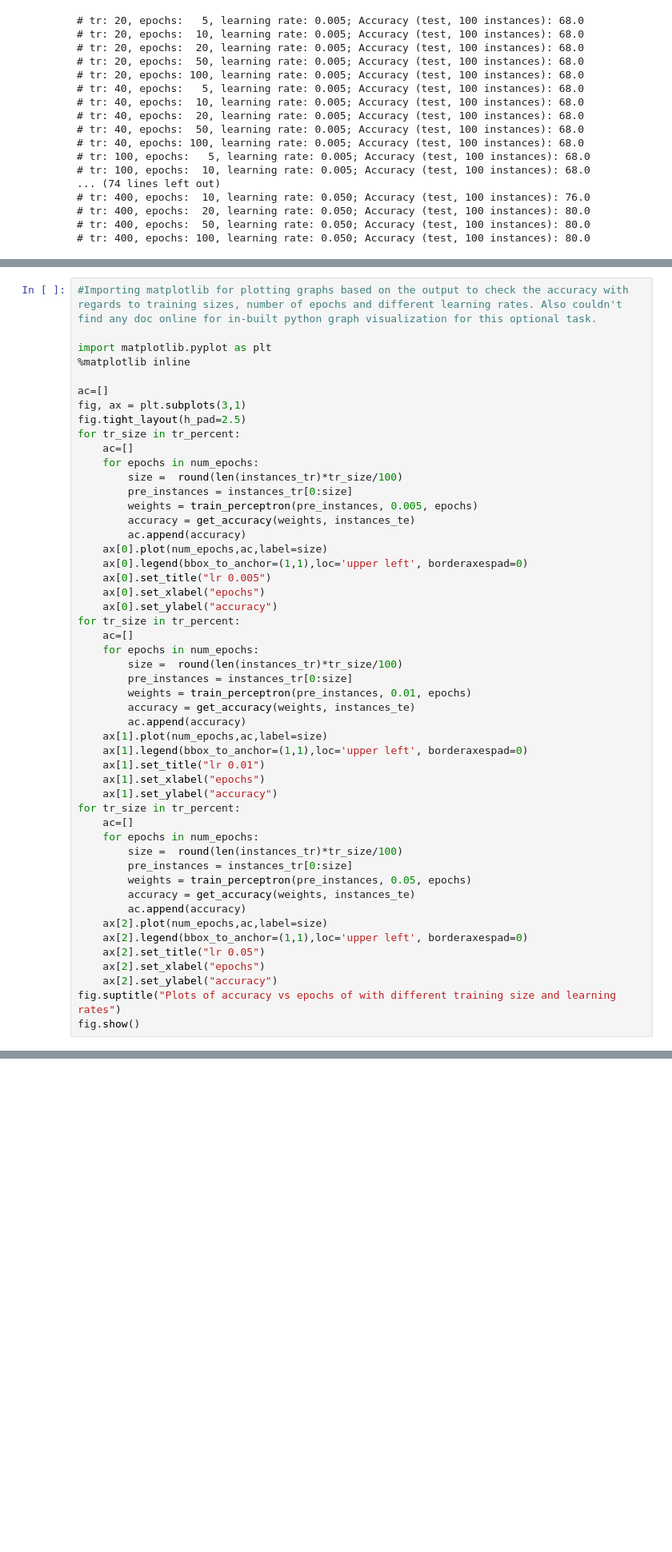
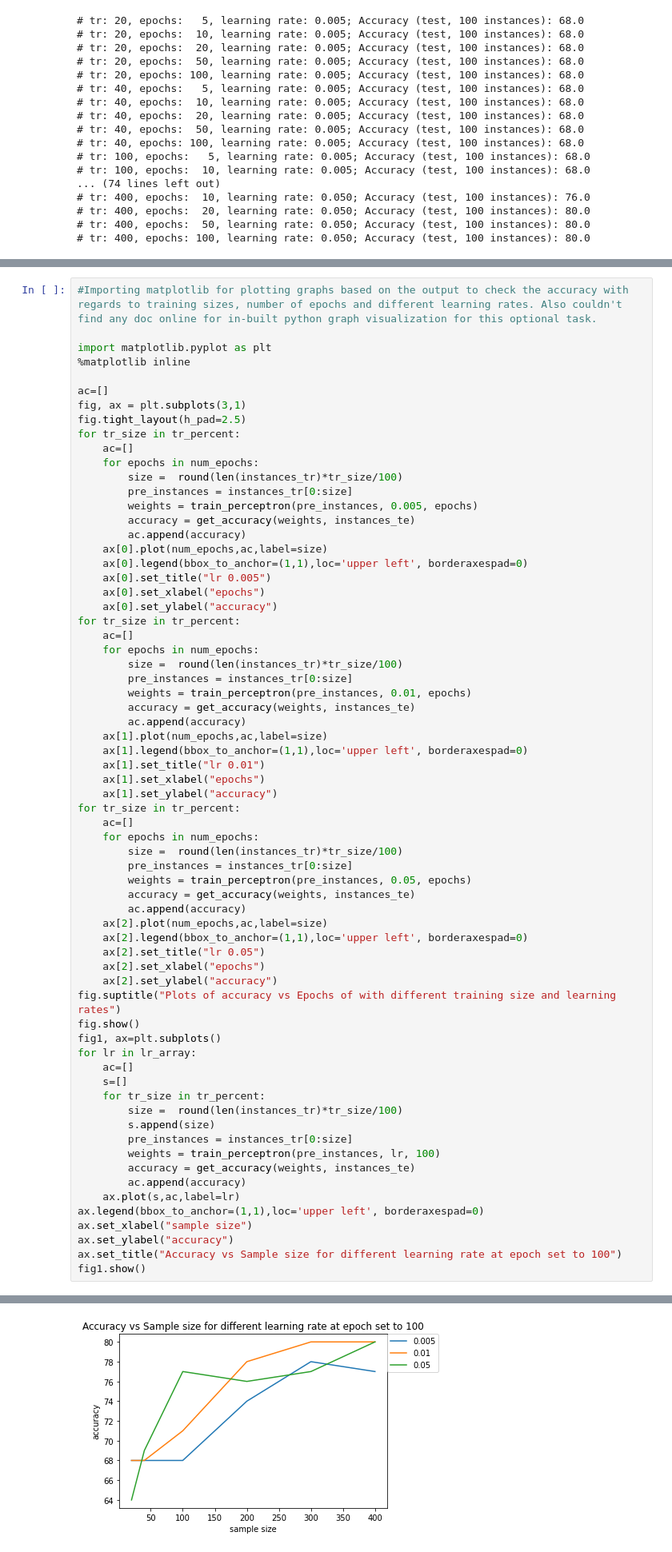
Before and after one commit to AnivChakravarty/5218-Deep-Learning, a Jupyter notebook: HW2_The_Perceptron.ipynb, the cells around one changed output, grey strips where cells are left out. Shown at 80% size. Drawn from its saved outputs; the diff is of its cells as text; blank space fills up the shorter version.

```diff
--- a/HW2_The_Perceptron.ipynb
+++ b/HW2_The_Perceptron.ipynb
@@ -276,31 +276,49 @@ for tr_size in tr_percent:
     ax[0].set_ylabel("accuracy")
 for tr_size in tr_percent:
     ac=[]
     for epochs in num_epochs:
         size =  round(len(instances_tr)*tr_size/100)
         pre_instances = instances_tr[0:size]
         weights = train_perceptron(pre_instances, 0.01, epochs)
         accuracy = get_accuracy(weights, instances_te)
         ac.append(accuracy)
     ax[1].plot(num_epochs,ac,label=size)
     ax[1].legend(bbox_to_anchor=(1,1),loc='upper left', borderaxespad=0)
     ax[1].set_title("lr 0.01")
     ax[1].set_xlabel("epochs")
     ax[1].set_ylabel("accuracy")
 for tr_size in tr_percent:
     ac=[]
     for epochs in num_epochs:
         size =  round(len(instances_tr)*tr_size/100)
         pre_instances = instances_tr[0:size]
         weights = train_perceptron(pre_instances, 0.05, epochs)
         accuracy = get_accuracy(weights, instances_te)
         ac.append(accuracy)
     ax[2].plot(num_epochs,ac,label=size)
     ax[2].legend(bbox_to_anchor=(1,1),loc='upper left', borderaxespad=0)
     ax[2].set_title("lr 0.05")
     ax[2].set_xlabel("epochs")
     ax[2].set_ylabel("accuracy")
-fig.suptitle("Plots of accuracy vs epochs of with different training size and learning rates")
+fig.suptitle("Plots of accuracy vs Epochs of with different training size and learning rates")
 fig.show()
+fig1, ax=plt.subplots()
+for lr in lr_array:
+    ac=[]
+    s=[]
+    for tr_size in tr_percent:
+        size =  round(len(instances_tr)*tr_size/100)
+        s.append(size)
+        pre_instances = instances_tr[0:size]
+        weights = train_perceptron(pre_instances, lr, 100)
+        accuracy = get_accuracy(weights, instances_te)
+        ac.append(accuracy)
+    ax.plot(s,ac,label=lr)
+ax.legend(bbox_to_anchor=(1,1),loc='upper left', borderaxespad=0)
+ax.set_xlabel("sample size")
+ax.set_ylabel("accuracy")
+ax.set_title("Accuracy vs Sample size for different learning rate at epoch set to 100")
+fig1.show()
 # %% [output]
 [figure]
+[figure, added]
```
